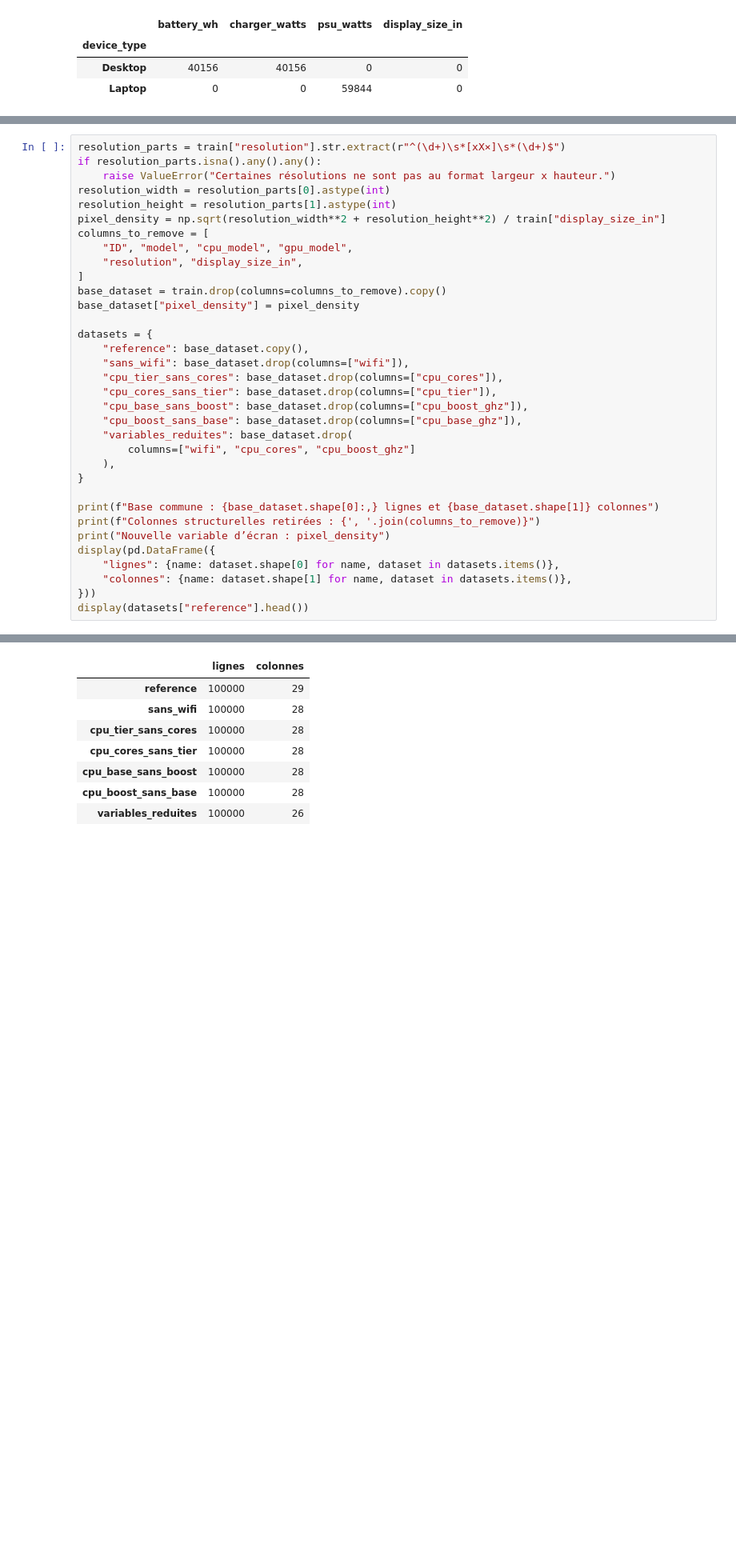
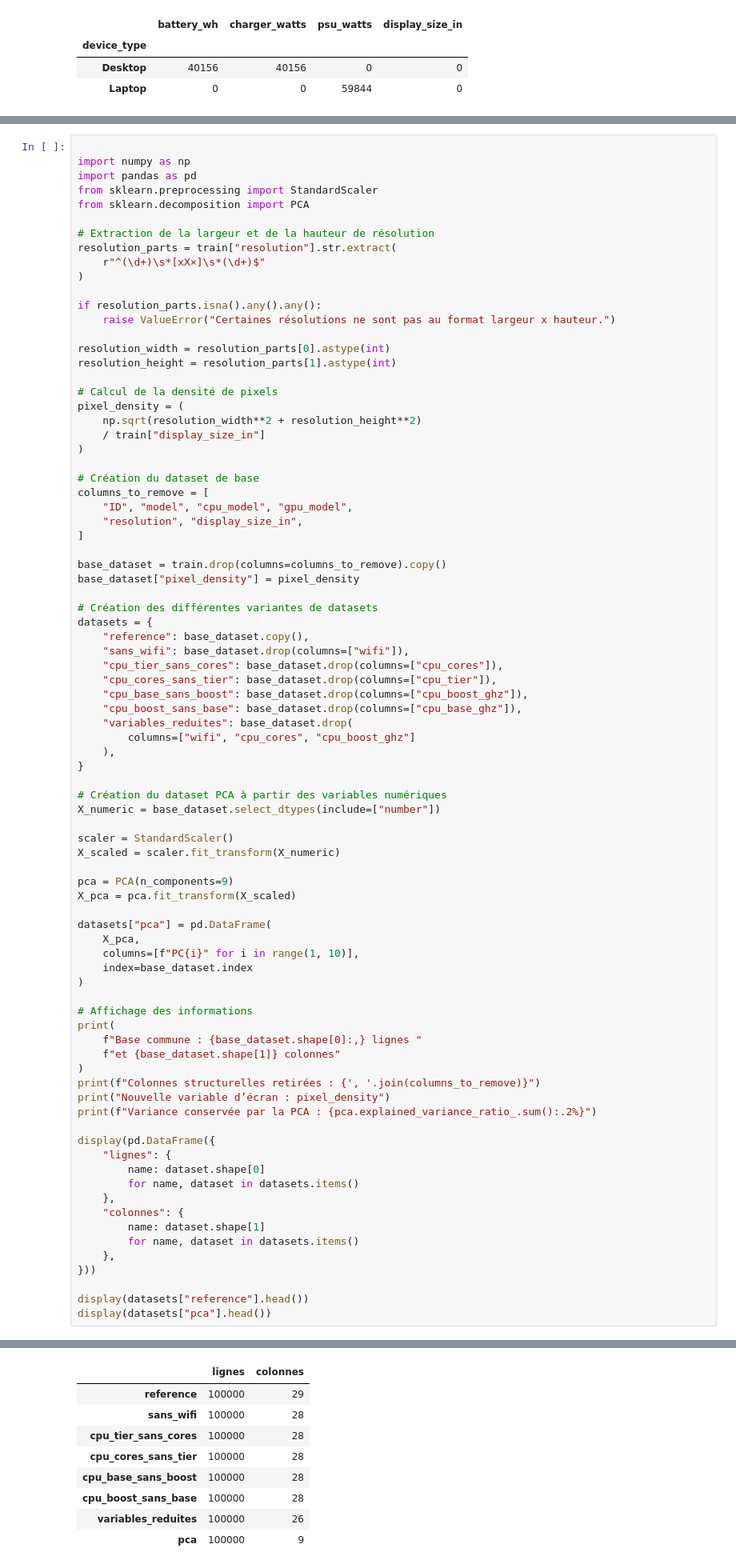
Before and after one commit to ImagineYoureAFrog/Laptop-Price, a Jupyter notebook: computer_prices_2025.ipynb, the cells around one changed output, grey strips where cells are left out. Shown at 80% size. Saved outputs shown, nothing was run; the diff lists cells and outputs as text; blank space fills up the shorter version.

Commit message:
Complete data analysis with PCA and K mean

```diff
--- a/computer_prices_2025.ipynb
+++ b/computer_prices_2025.ipynb
@@ -406,17 +637,37 @@ On remplace `resolution` et `display_size_in` par `pixel_density`. La résolutio
 # %%
-resolution_parts = train["resolution"].str.extract(r"^(\d+)\s*[xX×]\s*(\d+)$")
+
+import numpy as np
+import pandas as pd
+from sklearn.preprocessing import StandardScaler
+from sklearn.decomposition import PCA
+
+# Extraction de la largeur et de la hauteur de résolution
+resolution_parts = train["resolution"].str.extract(
+    r"^(\d+)\s*[xX×]\s*(\d+)$"
+)
+
 if resolution_parts.isna().any().any():
     raise ValueError("Certaines résolutions ne sont pas au format largeur x hauteur.")
+
 resolution_width = resolution_parts[0].astype(int)
 resolution_height = resolution_parts[1].astype(int)
-pixel_density = np.sqrt(resolution_width**2 + resolution_height**2) / train["display_size_in"]
+
+# Calcul de la densité de pixels
+pixel_density = (
+    np.sqrt(resolution_width**2 + resolution_height**2)
+    / train["display_size_in"]
+)
+
+# Création du dataset de base
 columns_to_remove = [
     "ID", "model", "cpu_model", "gpu_model",
     "resolution", "display_size_in",
 ]
+
 base_dataset = train.drop(columns=columns_to_remove).copy()
 base_dataset["pixel_density"] = pixel_density
 
+# Création des différentes variantes de datasets
 datasets = {
     "reference": base_dataset.copy(),
     "sans_wifi": base_dataset.drop(columns=["wifi"]),
@@ -429,14 +680,43 @@ datasets = {
     ),
 }
 
-print(f"Base commune : {base_dataset.shape[0]:,} lignes et {base_dataset.shape[1]} colonnes")
+# Création du dataset PCA à partir des variables numériques
+X_numeric = base_dataset.select_dtypes(include=["number"])
+
+scaler = StandardScaler()
+X_scaled = scaler.fit_transform(X_numeric)
+
+pca = PCA(n_components=9)
+X_pca = pca.fit_transform(X_scaled)
+
+datasets["pca"] = pd.DataFrame(
+    X_pca,
+    columns=[f"PC{i}" for i in range(1, 10)],
+    index=base_dataset.index
+)
+
+# Affichage des informations
+print(
+    f"Base commune : {base_dataset.shape[0]:,} lignes "
+    f"et {base_dataset.shape[1]} colonnes"
+)
 print(f"Colonnes structurelles retirées : {', '.join(columns_to_remove)}")
 print("Nouvelle variable d’écran : pixel_density")
+print(f"Variance conservée par la PCA : {pca.explained_variance_ratio_.sum():.2%}")
+
 display(pd.DataFrame({
-    "lignes": {name: dataset.shape[0] for name, dataset in datasets.items()},
-    "colonnes": {name: dataset.shape[1] for name, dataset in datasets.items()},
+    "lignes": {
+        name: dataset.shape[0]
+        for name, dataset in datasets.items()
+    },
+    "colonnes": {
+        name: dataset.shape[1]
+        for name, dataset in datasets.items()
+    },
 }))
+
 display(datasets["reference"].head())
+display(datasets["pca"].head())
 # %% [output]
 Base commune : 100,000 lignes et 29 colonnes
 Colonnes structurelles retirées : ID, model, cpu_model, gpu_model, resolution, display_size_in
@@ -444,11 +725,12 @@ Nouvelle variable d’écran : pixel_density
 |  | lignes | colonnes |
 | reference | 100000 | 29 |
 | sans_wifi | 100000 | 28 |
 | cpu_tier_sans_cores | 100000 | 28 |
 | cpu_cores_sans_tier | 100000 | 28 |
 | cpu_base_sans_boost | 100000 | 28 |
 | cpu_boost_sans_base | 100000 | 28 |
 | variables_reduites | 100000 | 26 |
+| pca | 100000 | 9 |
 |  | device_type | brand | release_year | os | form_factor | cpu_brand | cpu_tier | cpu_cores | cpu_threads | ... |
 | 0 | Desktop | Samsung | 2022 | Windows | ATX | Intel | 3 | 12 | 24 | ... |
 | 1 | Laptop | Samsung | 2022 | Windows | Mainstream | Intel | 4 | 12 | 24 | ... |
```
Also changed, not shown: parts of 17 cells of this notebook, 1 other file.
